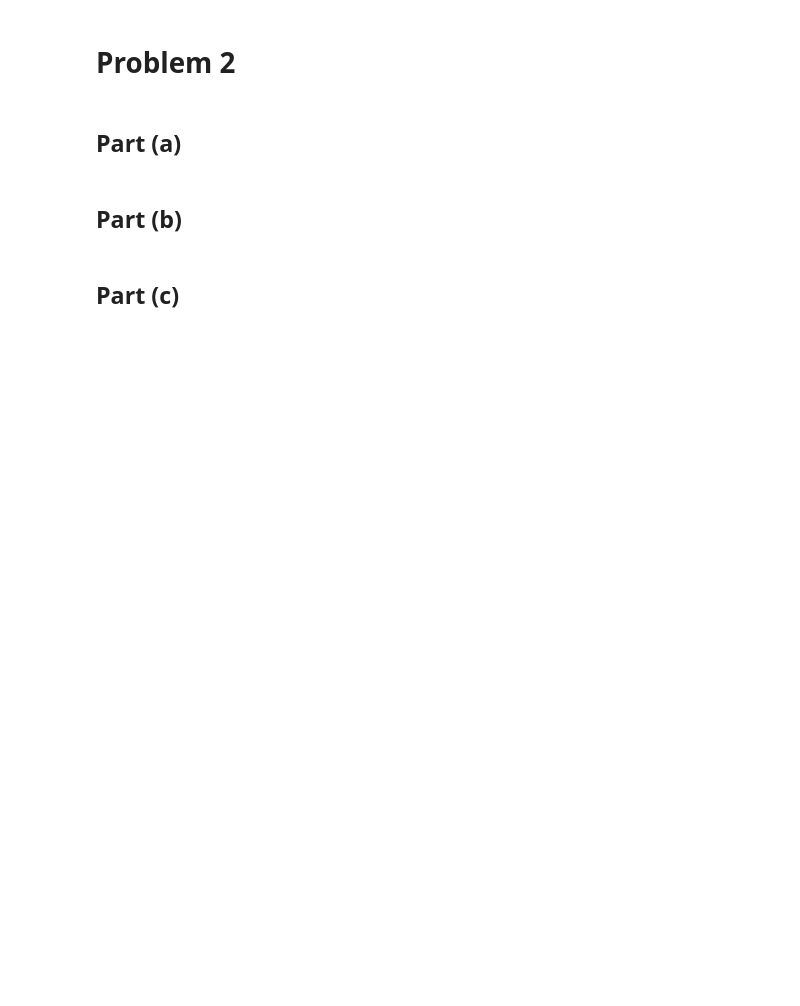
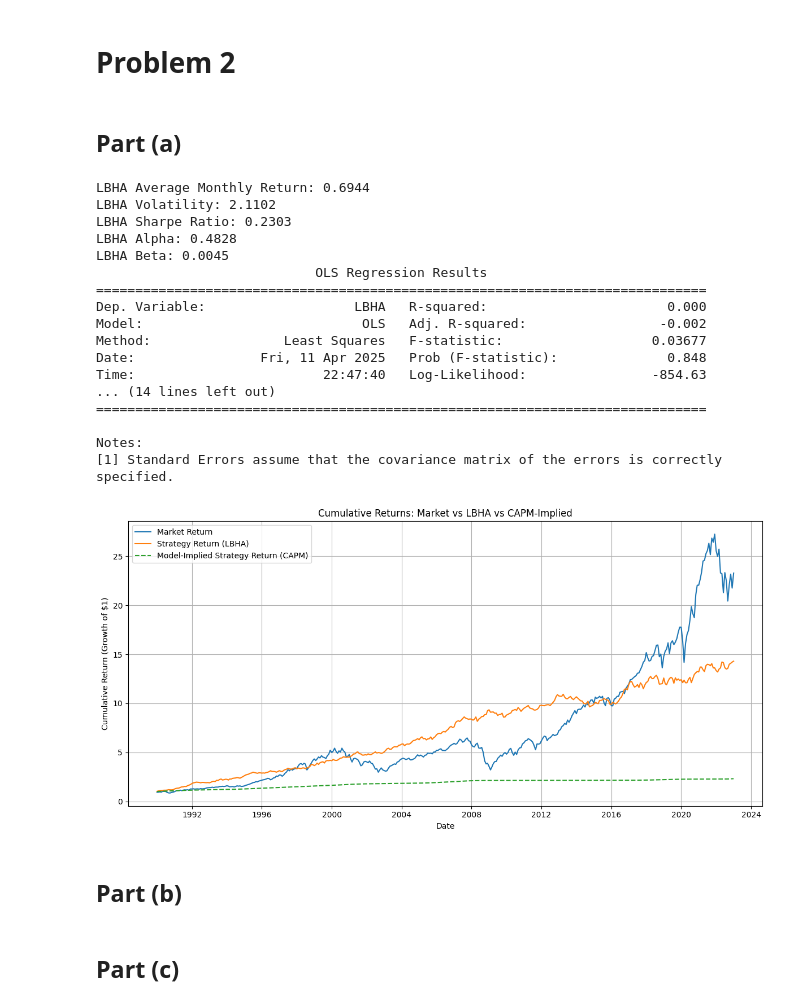
Before and after one commit to tiaeabraham/pbj-bem114, a Jupyter notebook: pbj_bem114_ps1.ipynb, the cells around one changed output. Cells and saved outputs as stored; diff of their text form; code cells hidden in the pictures; blank space fills up the shorter version.

```diff
--- a/pbj_bem114_ps1.ipynb
+++ b/pbj_bem114_ps1.ipynb
@@ -72,9 +72,18 @@ ss['Month'] = ss['date'].str[4:].astype(int)
 
 # Make other values floats
 ss['CA'] = ss['CA'].astype(float)
+ss['LBHA'] = ss['LBHA'].astype(float)
+ss['LSA'] = ss['LSA'].astype(float)
+ss['TA'] = ss['TA'].astype(float)
+ss['HV'] = ss['HV'].astype(float)
+ss['LV'] = ss['LV'].astype(float)
+ss['NA'] = ss['NA'].astype(float)
+ss['LB'] = ss['LB'].astype(float)
+ss['HB'] = ss['HB'].astype(float)
 
 # Pull the columns we want
-ss = ss[['Year', 'Month', 'CA']]
+ss = ss[['Year', 'Month', 'CA', 'LBHA', 'LSA', 'TA', 'HV', 'LV', 'NA', 'LB',
+         'HB']]
 
 # Show the updated DataFrame
 print(ss.head())
@@ -232,5 +333,26 @@ In sum, the CA strategy’s strong risk-adjusted performance, positive alpha, an
 # %% [markdown]
 ## Part (a)
+# %%
+analyze_strategy("LBHA")
+# %% [output]
+LBHA Average Monthly Return: 0.6944
+LBHA Volatility: 2.1102
+LBHA Sharpe Ratio: 0.2303
+LBHA Alpha: 0.4828
+LBHA Beta: 0.0045
+                            OLS Regression Results
+==============================================================================
+Dep. Variable:                   LBHA   R-squared:                       0.000
+Model:                            OLS   Adj. R-squared:                 -0.002
+Method:                 Least Squares   F-statistic:                   0.03677
+Date:                Fri, 11 Apr 2025   Prob (F-statistic):              0.848
+Time:                        22:47:40   Log-Likelihood:                -854.63
+... (14 lines left out)
+==============================================================================
+
+Notes:
+[1] Standard Errors assume that the covariance matrix of the errors is correctly specified.
+[figure, added]
 # %% [markdown]
 ## Part (b)
 # %% [markdown]
```
Also changed, not shown: parts of 6 cells of this notebook.
